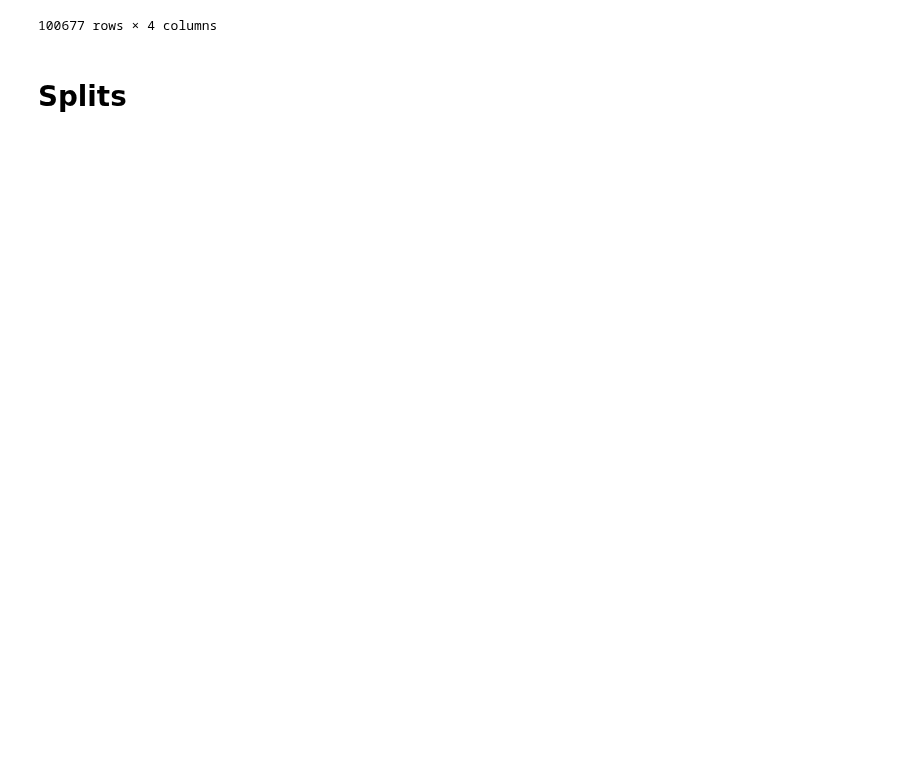
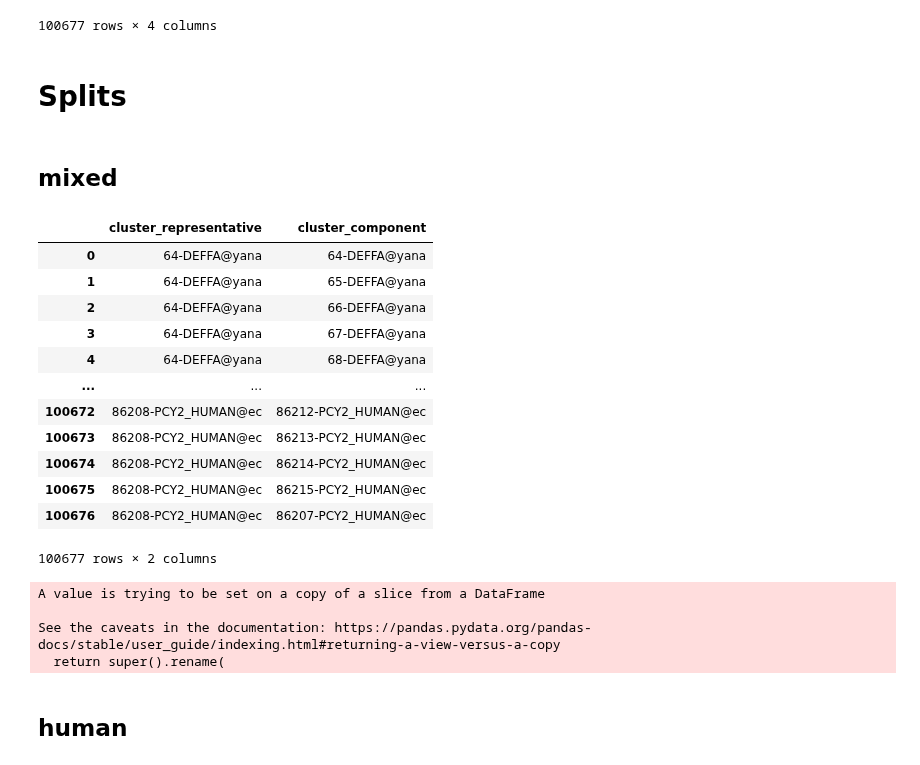
Before and after one commit to J-SNACKKB/FLIP, a Jupyter notebook: collect_splits/6_sav.ipynb, the cells around one changed output. Drawn from its saved outputs; the diff is of its cells as text; code cells hidden in the pictures; blank space fills up the shorter version.

Commit message:
Add notebook with splits

```diff
--- a/collect_splits/6_sav.ipynb
+++ b/collect_splits/6_sav.ipynb
@@ -41,6 +44,9 @@ effect_path = data_path / 'labels' / 'effect'
 effect_files = effect_path.rglob('*.effect')
 
 split_path = Path('') / '..' / 'splits' / 'sav'
+
+all_clustering_path = split_path / 'all_sav_DB_clu.tsv'
+human_clustering_path = split_path / 'only_sav_human_DB_clu.tsv'
 # %% [markdown]
 # Obtain original dataset
 # %%
@@ -407,2 +451,23 @@ savs
 # %% [markdown]
 # Splits
+# %% [markdown]
+## mixed
+# %%
+# Let's load all clustered SAVS
+all_clustering = read_csv(all_clustering_path, sep='	')
+# %%
+all_clustering
+# %% [output]
+|  | cluster_representative | cluster_component |
+| 0 | 64-DEFFA@yana | 64-DEFFA@yana |
+| 1 | 64-DEFFA@yana | 65-DEFFA@yana |
+| 2 | 64-DEFFA@yana | 66-DEFFA@yana |
+| 3 | 64-DEFFA@yana | 67-DEFFA@yana |
+| 4 | 64-DEFFA@yana | 68-DEFFA@yana |
+| ... | ... | ... |
+| 100672 | 86208-PCY2_HUMAN@ec | 86212-PCY2_HUMAN@ec |
+| 100673 | 86208-PCY2_HUMAN@ec | 86213-PCY2_HUMAN@ec |
+| 100674 | 86208-PCY2_HUMAN@ec | 86214-PCY2_HUMAN@ec |
+| 100675 | 86208-PCY2_HUMAN@ec | 86215-PCY2_HUMAN@ec |
+| 100676 | 86208-PCY2_HUMAN@ec | 86207-PCY2_HUMAN@ec |
+100677 rows × 2 columns
@@ -408,0 +485,33 @@ savs
+# %%
+# Let's create the split dataset
+mixed = DataFrame(columns = ["sequence", "target", "set", "validation"])
+
+# Add train samples (cluster components + wild types)
+tmp = savs.iloc[list(all_components_indexes)][["sequence", "mutation_mask"]]
+tmp.rename(columns = {"mutation_mask": "target"}, inplace = True)
+
+wt_tmp = wildtypes[["sequence", "mutation_mask"]]
+wt_tmp.rename(columns = {"mutation_mask": "target"}, inplace = True)
+
+tmp = tmp.append(wt_tmp)
+tmp.insert(2, "set", ["train"]*len(tmp))
+
+mixed = mixed.append(tmp)
+
+# Add validation samples
+val_sample_indexes = list(mixed.sample(frac=0.1, random_state=1234).index)
+validation = [True if i in val_sample_indexes else NaN for i in mixed.index]
+mixed.validation = validation
+
+# Add test samples (cluster representatives)
+tmp = savs.iloc[list(all_representatives_indexes)][["sequence", "mutation_mask"]]
+tmp.rename(columns = {"mutation_mask": "target"}, inplace = True)
+tmp.insert(2, "set", ["test"]*len(tmp))
+mixed = mixed.append(tmp)
+
+mixed = mixed.reset_index(drop = True)
+# %% [output]
+A value is trying to be set on a copy of a slice from a DataFrame
+
+See the caveats in the documentation: https://pandas.pydata.org/pandas-docs/stable/user_guide/indexing.html#returning-a-view-versus-a-copy
+  return super().rename(
@@ -408,0 +520,2 @@ savs
+# %% [markdown]
+## human
```
Also changed, not shown: parts of 18 cells of this notebook.
